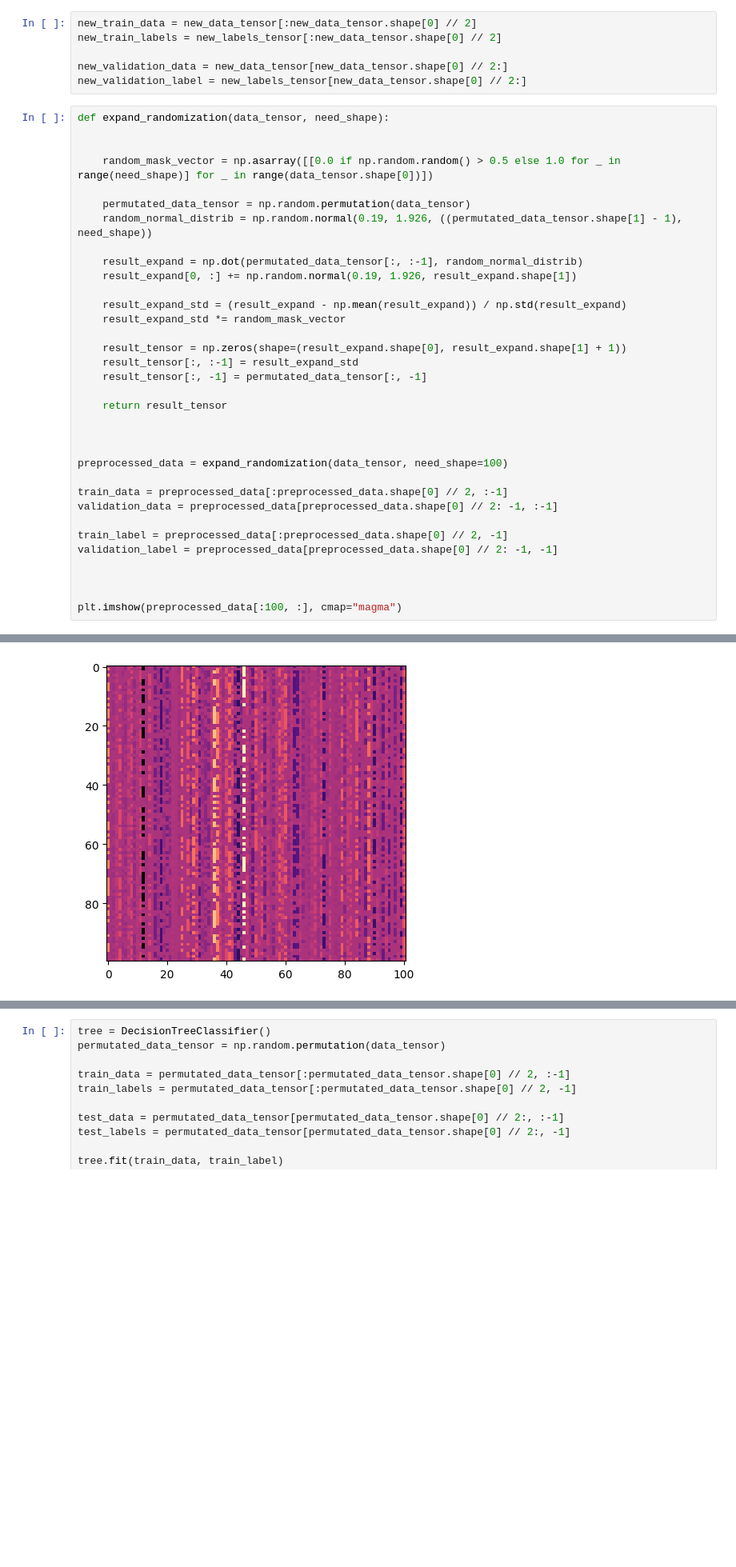
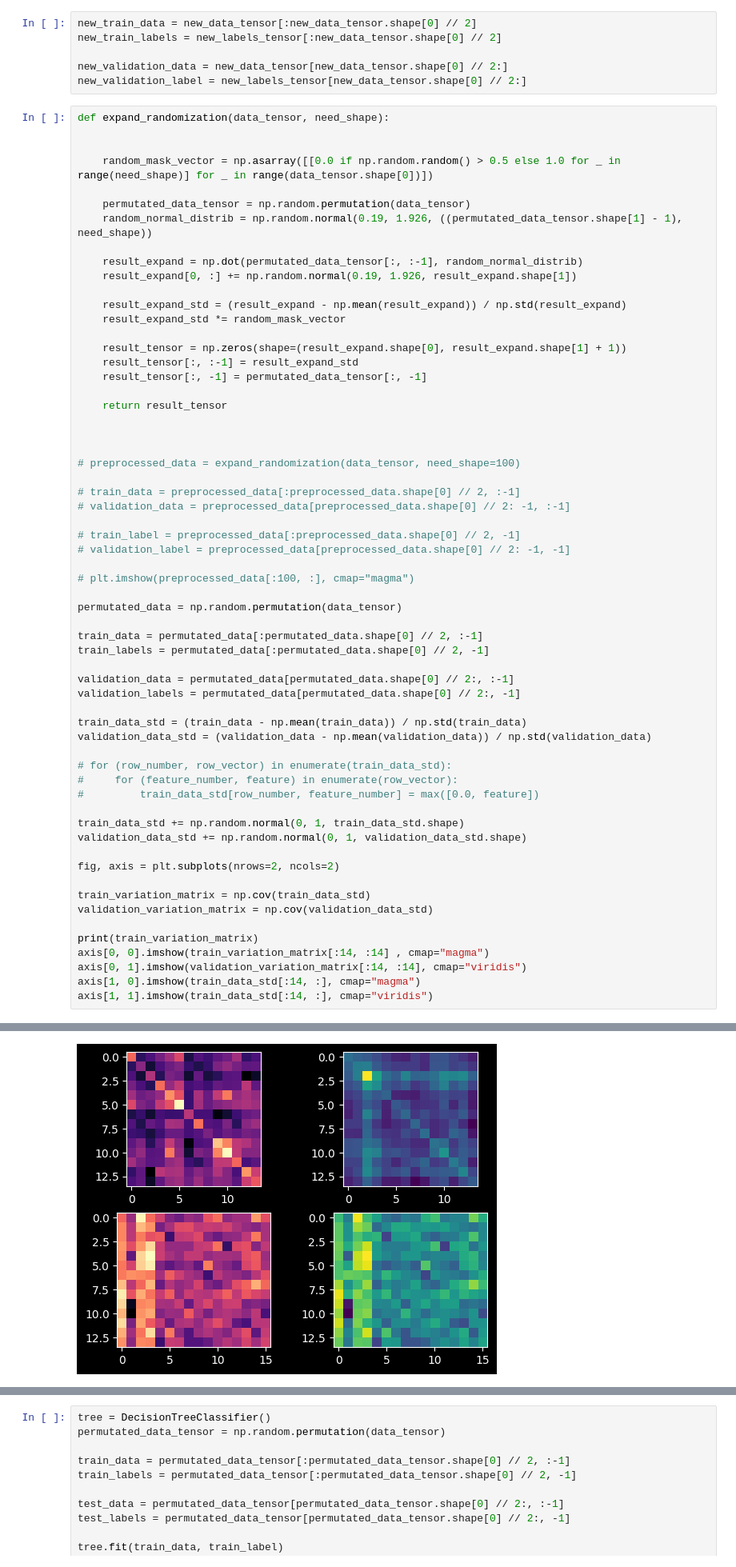
Before and after one commit to Asdergh/ItPlanetProject, a Jupyter notebook: Model/test.ipynb, the cells around one changed output, grey strips where cells are left out. Shown: that part at 80% size. Cells and saved outputs as stored; diff of their text form; blank space fills up the shorter version.

```diff
--- a/Model/test.ipynb
+++ b/Model/test.ipynb
@@ -408,15 +408,42 @@ def expand_randomization(data_tensor, need_shape):
 
 
 
-preprocessed_data = expand_randomization(data_tensor, need_shape=100)
+# preprocessed_data = expand_randomization(data_tensor, need_shape=100)
 
-train_data = preprocessed_data[:preprocessed_data.shape[0] // 2, :-1]
-validation_data = preprocessed_data[preprocessed_data.shape[0] // 2: -1, :-1]
+# train_data = preprocessed_data[:preprocessed_data.shape[0] // 2, :-1]
+# validation_data = preprocessed_data[preprocessed_data.shape[0] // 2: -1, :-1]
 
-train_label = preprocessed_data[:preprocessed_data.shape[0] // 2, -1]
-validation_label = preprocessed_data[preprocessed_data.shape[0] // 2: -1, -1]
+# train_label = preprocessed_data[:preprocessed_data.shape[0] // 2, -1]
+# validation_label = preprocessed_data[preprocessed_data.shape[0] // 2: -1, -1]
 
+# plt.imshow(preprocessed_data[:100, :], cmap="magma")
 
+permutated_data = np.random.permutation(data_tensor)
 
-plt.imshow(preprocessed_data[:100, :], cmap="magma")
+train_data = permutated_data[:permutated_data.shape[0] // 2, :-1]
+train_labels = permutated_data[:permutated_data.shape[0] // 2, -1]
+
+validation_data = permutated_data[permutated_data.shape[0] // 2:, :-1]
+validation_labels = permutated_data[permutated_data.shape[0] // 2:, -1]
+
+train_data_std = (train_data - np.mean(train_data)) / np.std(train_data)
+validation_data_std = (validation_data - np.mean(validation_data)) / np.std(validation_data)
+
+# for (row_number, row_vector) in enumerate(train_data_std):
+#     for (feature_number, feature) in enumerate(row_vector):
+#         train_data_std[row_number, feature_number] = max([0.0, feature])
+
+train_data_std += np.random.normal(0, 1, train_data_std.shape)
+validation_data_std += np.random.normal(0, 1, validation_data_std.shape)
+
+fig, axis = plt.subplots(nrows=2, ncols=2)
+
+train_variation_matrix = np.cov(train_data_std)
+validation_variation_matrix = np.cov(validation_data_std)
+
+print(train_variation_matrix)
+axis[0, 0].imshow(train_variation_matrix[:14, :14] , cmap="magma")
+axis[0, 1].imshow(validation_variation_matrix[:14, :14], cmap="viridis")
+axis[1, 0].imshow(train_data_std[:14, :], cmap="magma")
+axis[1, 1].imshow(train_data_std[:14, :], cmap="viridis")
 # %% [output]
@@ -424,2 +458,2 @@ plt.imshow(preprocessed_data[:100, :], cmap="magma")
-[figure, old version]
+[figure, new version]
 # %%
```
Also changed, not shown: parts of 6 cells of this notebook, 3 other files.
